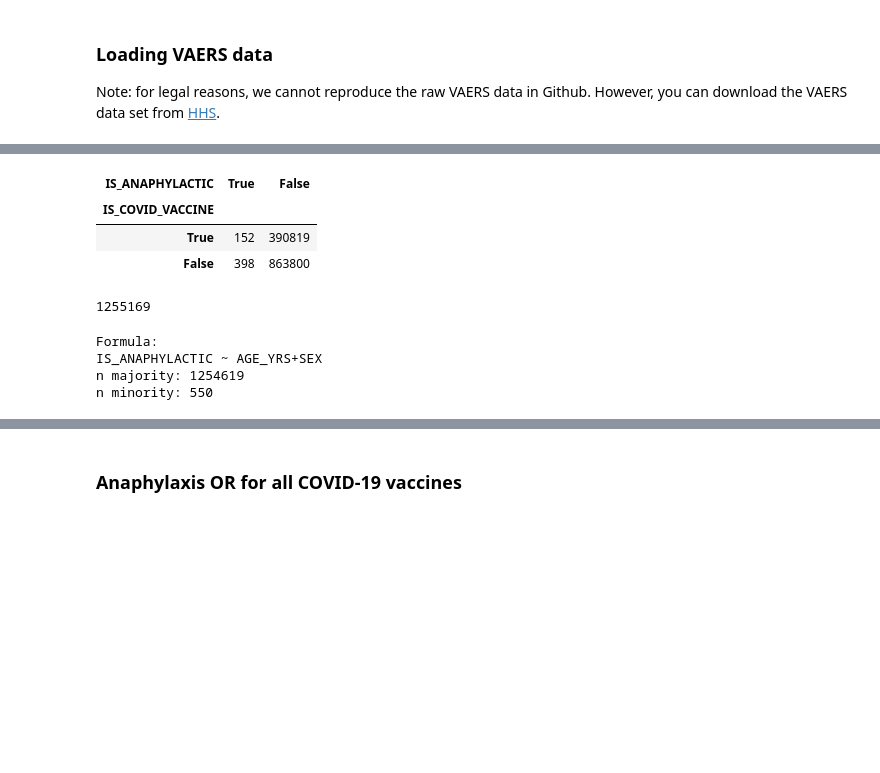
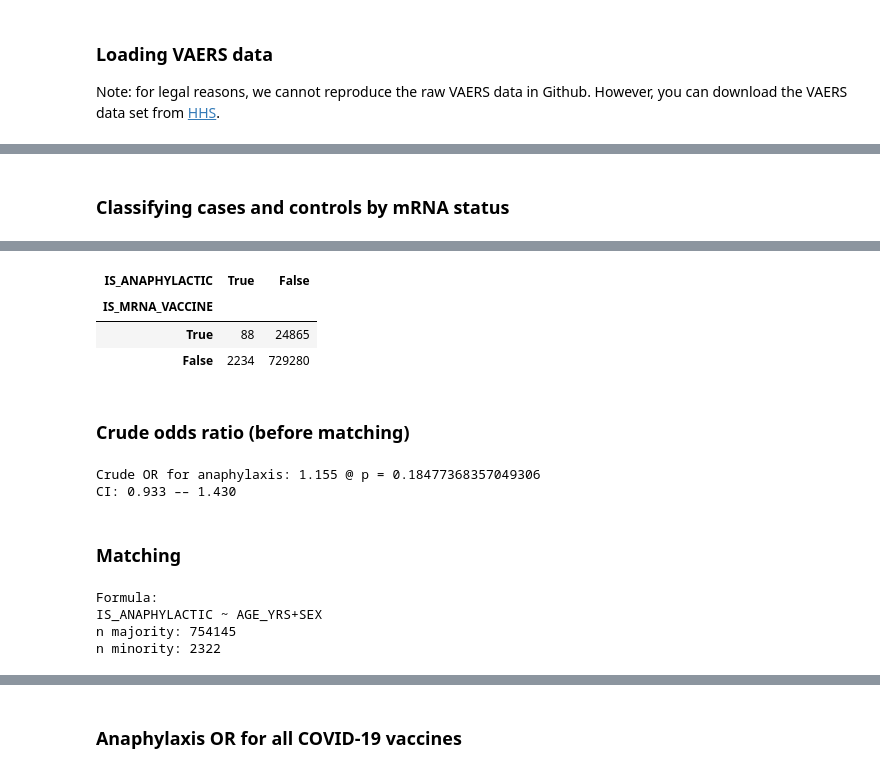
Before and after one commit to chrisvoncsefalvay/covid-19-vaccine-anaphylaxis, a Jupyter notebook: src/Case-control study of anaphylactic events reported in relation to the COVID-19 vaccine.ipynb, the cells around one changed output, grey strips where cells are left out. Saved outputs shown, nothing was run; the diff lists cells and outputs as text; code cells hidden in the pictures; blank space fills up the shorter version.

```diff
--- a/src/Case-control study of anaphylactic events reported in relation to the COVID-19 vaccine.ipynb
+++ b/src/Case-control study of anaphylactic events reported in relation to the COVID-19 vaccine.ipynb
@@ -112,10 +140,7 @@ Wall time: 2.92 s
 # %%
 anaphylactic_presentations = [
-    "Anaphylaxis",
-    "Anaphylaxis systemic",
-    "Anaphylaxis acute",
     "Anaphylactic shock",
+    "Anaphylactic reaction",
     "Anaphylactoid shock",
-    "Anaphylactoid reaction",
-    "Anaphylactic and anaphylactoid responses"
+    "Anaphylactoid reaction"
 ]
@@ -130,5 +146,0 @@ Wall time: 1.05 s
-# %%
-data = recipients[["VAERS_ID", "AGE_YRS", "SEX", "ALLERGIES", "HISTORY"]].merge(symptoms, left_on="VAERS_ID", right_index=True, how="inner").merge(vax, how="inner")
-data.index = data.VAERS_ID
-
-data.shape[0]
@@ -136,0 +147,8 @@ data.shape[0]
+# %%
+%%time
+
+data["IS_ANAPHYLACTIC"] = data.SYMPTOM.isin(anaphylactic_presentations)
+data["IS_ANAPHYLACTIC"] = data.groupby("VAERS_ID").agg({"IS_ANAPHYLACTIC": np.max})
+
+print(f"{data[data.IS_ANAPHYLACTIC == True].groupby('VAERS_ID').VAERS_ID.unique().shape[0]} cases identified.")
+print(f"{data[data.IS_ANAPHYLACTIC == False].groupby('VAERS_ID').VAERS_ID.unique().shape[0]} possible controls identified.")
@@ -137,7 +160,8 @@ data.shape[0]
+# %% [markdown]
+### Classifying cases and controls by mRNA status
+# %%
+data["IS_MRNA_VACCINE"] = data.VAX_NAME.isin(["COVID19 (COVID19 (PFIZER-BIONTECH))",
+                                              "COVID19 (COVID19 (MODERNA))"])
 # %%
-%%time
-
-df = data[["VAERS_ID", "AGE_YRS", "SEX", "IS_ANAPHYLACTIC", "IS_COVID_VACCINE"]].dropna()
-
-pd.crosstab(df.IS_COVID_VACCINE, df.IS_ANAPHYLACTIC).sort_index(ascending=False).sort_index(axis=1, ascending=False)
+pd.crosstab(data.IS_MRNA_VACCINE, data.IS_ANAPHYLACTIC).sort_index(ascending=False).sort_index(axis=1, ascending=False)
 # %% [output]
@@ -146,9 +168,17 @@ Wall time: 525 ms
 | IS_ANAPHYLACTIC | True | False |
-| IS_COVID_VACCINE |  |  |
-| True | 152 | 390819 |
-| False | 398 | 863800 |
+| IS_MRNA_VACCINE |  |  |
+| True | 88 | 24865 |
+| False | 2234 | 729280 |
-# %%
-df.shape[0]
-# %% [output]
-1255169
+# %% [markdown]
+### Crude odds ratio (before matching)
+# %%
+contingency_table = sm.stats.Table2x2(pd.crosstab(data.IS_MRNA_VACCINE, data.IS_ANAPHYLACTIC).rename(columns={0: False, 1: True}).sort_index(ascending=False).sort_index(axis=1, ascending=False))
+
+print(f"Crude OR for anaphylaxis: {contingency_table.oddsratio:.3f} @ p = {contingency_table.oddsratio_pvalue()}")
+print(f"CI: {contingency_table.oddsratio_confint()[0]:.3f} –– {contingency_table.oddsratio_confint()[1]:.3f}")
+# %% [output]
+Crude OR for anaphylaxis: 1.155 @ p = 0.18477368357049306
+CI: 0.933 –– 1.430
+# %% [markdown]
+### Matching
 # %%
@@ -157,10 +187,10 @@ controls = data[data.IS_ANAPHYLACTIC == False][["VAERS_ID", "AGE_YRS", "SEX", "I
 # %%
-m = Matcher(cases, controls, yvar="IS_ANAPHYLACTIC", exclude=["VAERS_ID", "IS_COVID_VACCINE"])
+m = Matcher(cases, controls, yvar="IS_ANAPHYLACTIC", exclude=["VAERS_ID", "IS_MRNA_VACCINE"])
 # %% [output]
 Formula:
 IS_ANAPHYLACTIC ~ AGE_YRS+SEX
-n majority: 1254619
-n minority: 550
+n majority: 754145
+n minority: 2322
 # %%
 %%time
 
```
Also changed, not shown: parts of 64 cells of this notebook, 8 other files.
